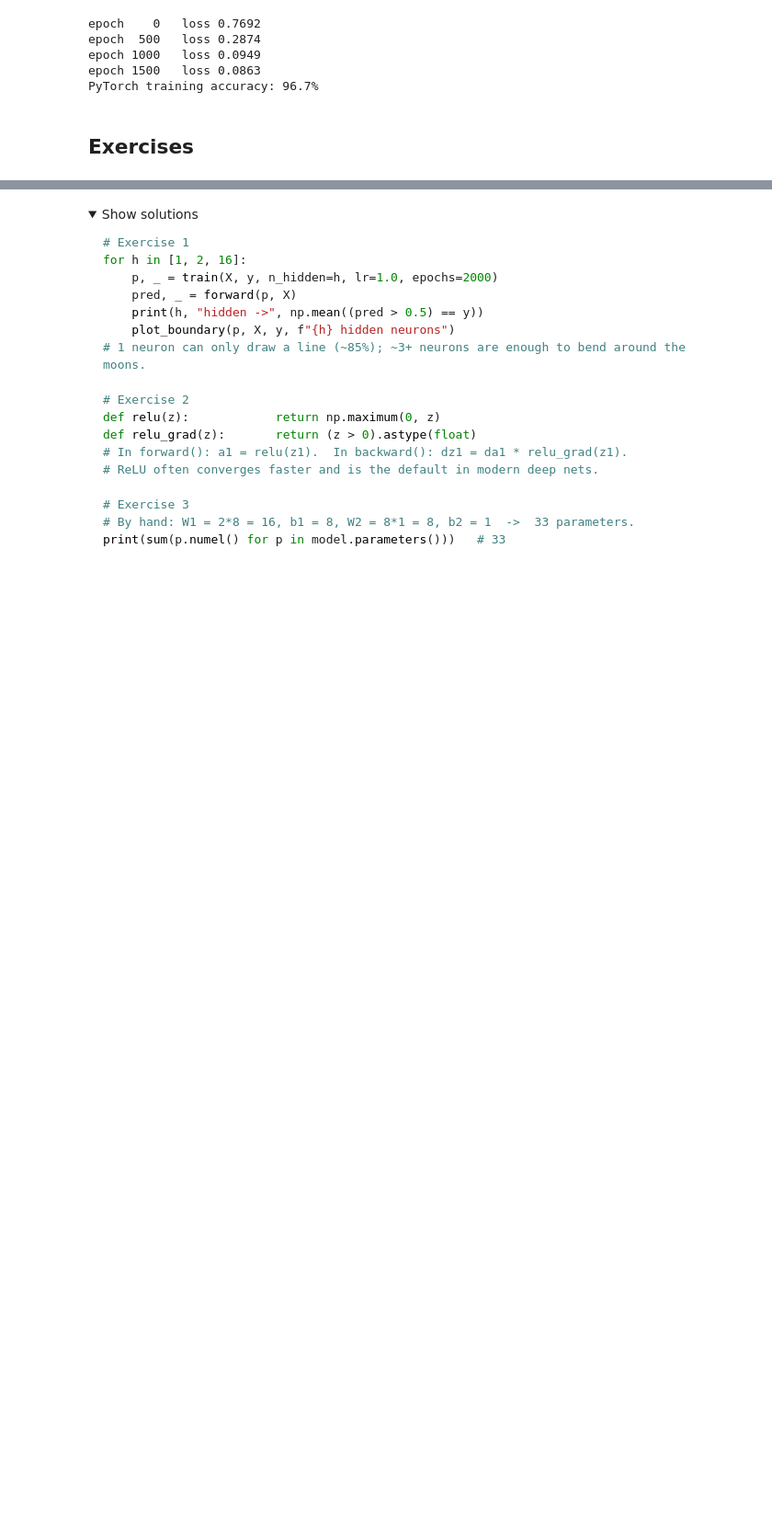
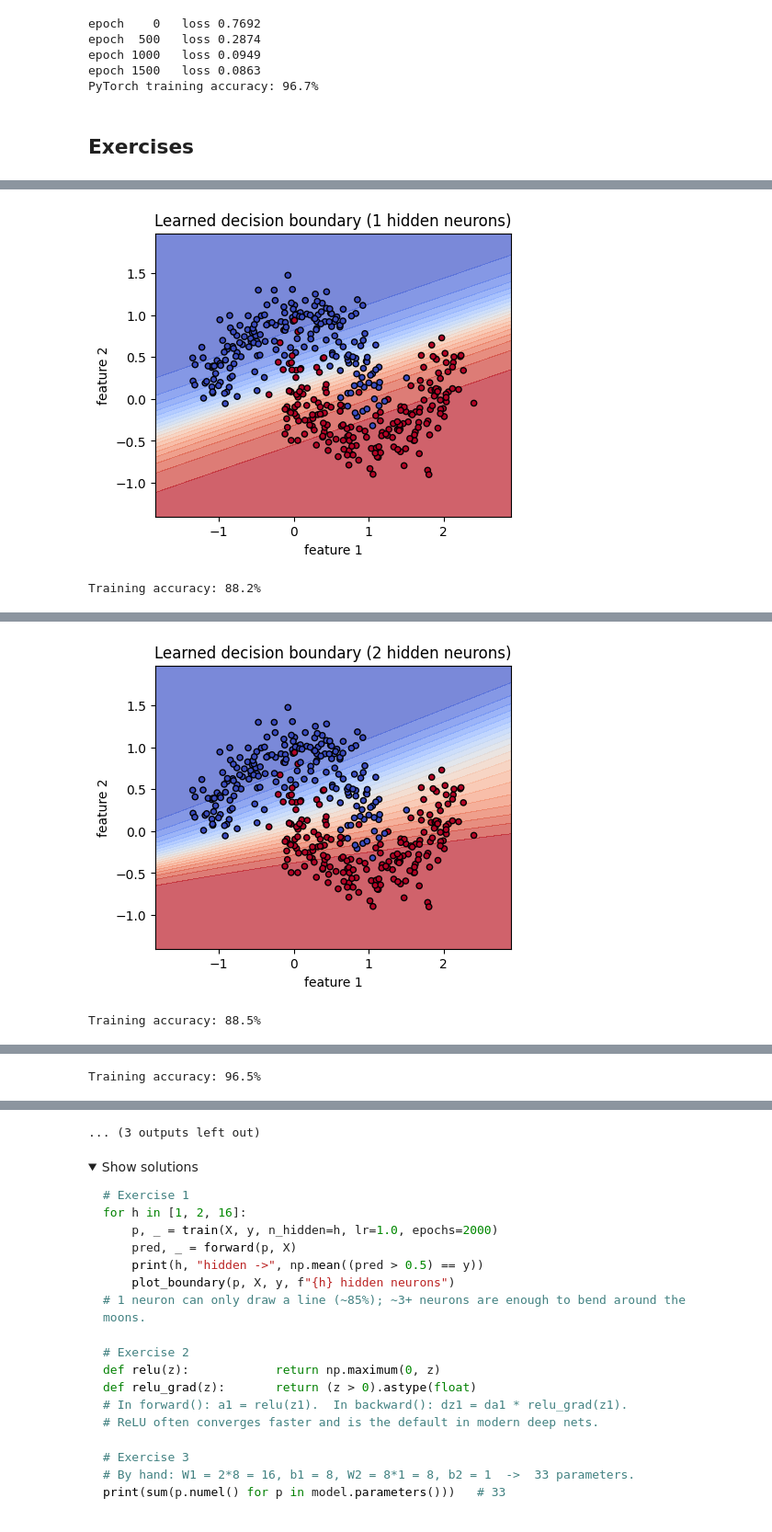
Before and after one commit to itaizg/rag-learning, a Jupyter notebook: 01_foundations/01_neural_networks.ipynb, the cells around one changed output, grey strips where cells are left out. Shown at 92% size. Drawn from its saved outputs; the diff is of its cells as text; code cells hidden in the pictures; folded sections open; blank space fills up the shorter version.

```diff
--- a/01_foundations/01_neural_networks.ipynb
+++ b/01_foundations/01_neural_networks.ipynb
@@ -123,10 +141,11 @@ def backward(params, cache, X, y):
 
 Gradient descent in one line per parameter: `W -= learning_rate * gradient`. We repeat for many *epochs* (full passes over the data) and watch the loss fall.
 # %%
+from tqdm import tqdm
 def train(X, y, n_hidden=8, lr=1.0, epochs=2000):
     params = init_params(n_in=X.shape[1], n_hidden=n_hidden)
     history = []
-    for epoch in range(epochs):
+    for epoch in tqdm(range(epochs)):
         preds, cache = forward(params, X)          # 1. forward
         loss = bce_loss(y, preds)                  # 2. loss
         grads = backward(params, cache, X, y)      # 3. backprop
@@ -235,3 +254,13 @@ PyTorch training accuracy: 96.7%
 #       smallest width that still separates the moons?
 
 # YOUR CODE HERE
+
+n_hiddens = [1,2, 16, 32]
+epochs = 2000
+for n_hidden in n_hiddens:
+    trained, history = train(X, y, n_hidden=n_hidden, lr=1.0, epochs=epochs)
+    plot_boundary(trained, X, y, f"Learned decision boundary ({n_hidden} hidden neurons)")
+    final_preds, _ = forward(trained, X)
+    accuracy = np.mean((final_preds > 0.5) == y)
+    print(f"Training accuracy: {accuracy:.1%}")
+# %% [output]
@@ -237,0 +277,2 @@ PyTorch training accuracy: 96.7%
+[figure, added]
+Training accuracy: 88.2%
@@ -237,0 +289,2 @@ PyTorch training accuracy: 96.7%
+[figure, added]
+Training accuracy: 88.5%
@@ -237,0 +302 @@ PyTorch training accuracy: 96.7%
+Training accuracy: 96.5%
@@ -238,3 +307,4 @@ PyTorch training accuracy: 96.7%
+... (3 outputs left out)
 # %%
 # Exercise 2 (Apply): Add ReLU
 # Task: Implement a relu(z) function and its derivative, and swap it in for tanh in a
```
Also changed, not shown: parts of 4 cells of this notebook, 1 other file.
